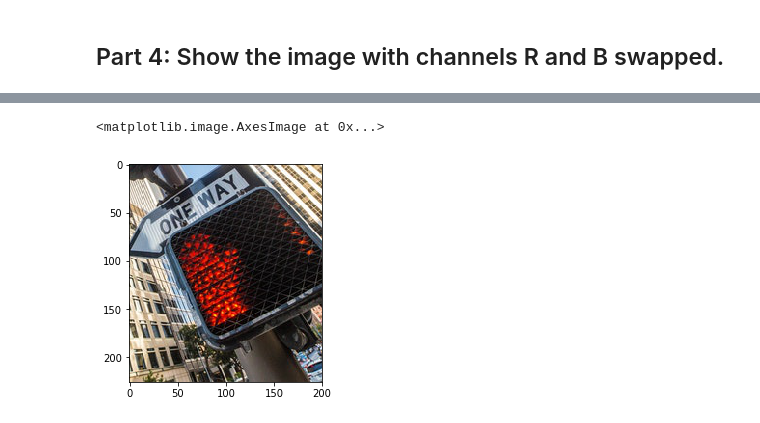
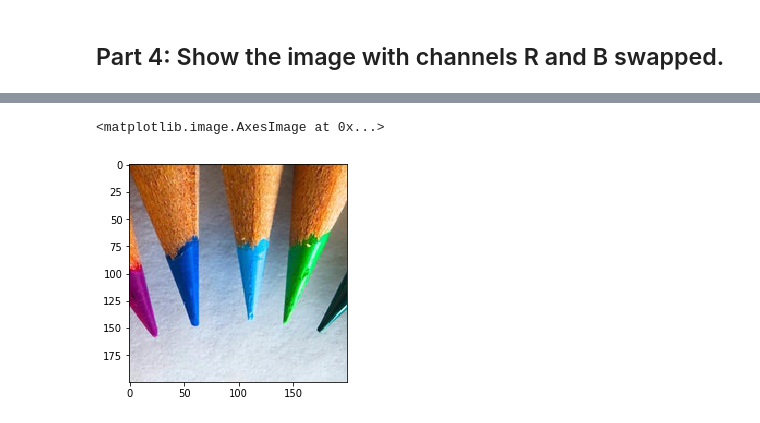
Before and after one commit to nonZero/learn-numpy, a Jupyter notebook: 006-indexing-exercise-solution.ipynb, the cells around one changed output, grey strips where cells are left out. Drawn from its saved outputs; the diff is of its cells as text; code cells hidden in the pictures.

Commit message:
Changed example image for indexing exercise

```diff
--- a/006-indexing-exercise-solution.ipynb
+++ b/006-indexing-exercise-solution.ipynb
@@ -12,6 +8,6 @@ Save it as `city.jpeg` in your working folder.
 Use `imread(filename)` to load an image file:
 # %%
-a = imread("city.jpeg")
+a = imread("pencils.jpeg")
 # %%
 a.shape, a.dtype
 # %% [output]
@@ -60,5 +56,5 @@ imshow(a[:,:,::-1])
 # %%
-imshow(a[200:, 300:500])
+imshow(a[200:400, 250:450])
 # %% [output]
 <matplotlib.image.AxesImage at 0x...>
-[figure, old version]
+[figure, new version]
```
Also changed, not shown: parts of 9 cells of this notebook, 3 other files.
